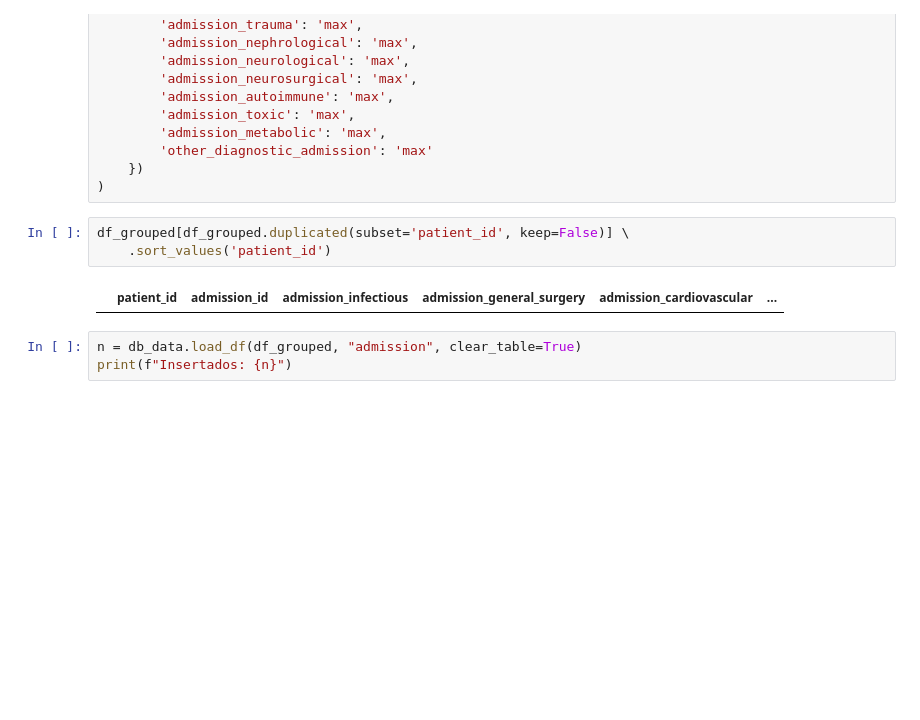
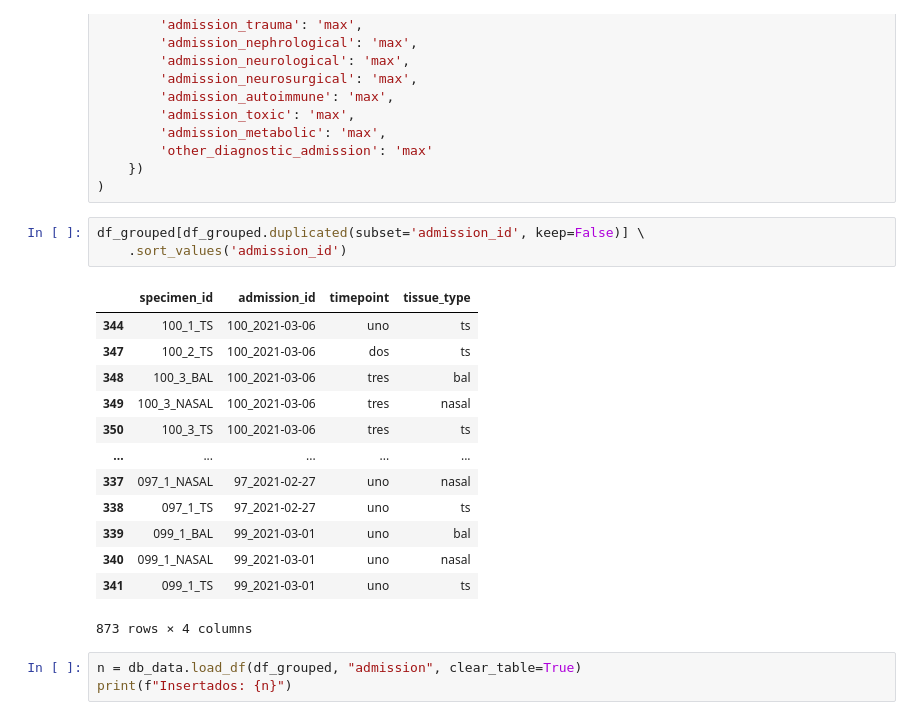
Before and after one commit to Jcamposlozano/MIcroVAP_Model, a Jupyter notebook: notebooks/Load_Data.ipynb, the cells around one changed output. Cells and saved outputs as stored; diff of their text form; blank space fills up the shorter version.

```diff
--- a/notebooks/Load_Data.ipynb
+++ b/notebooks/Load_Data.ipynb
@@ -197,10 +198,22 @@ df_grouped = (
     })
 )
 # %%
-df_grouped[df_grouped.duplicated(subset='patient_id', keep=False)] \
-    .sort_values('patient_id')
+df_grouped[df_grouped.duplicated(subset='admission_id', keep=False)] \
+    .sort_values('admission_id')
 # %% [output]
-|  | patient_id | admission_id | admission_infectious | admission_general_surgery | admission_cardiovascular | ... |
+|  | specimen_id | admission_id | timepoint | tissue_type |
+| 344 | 100_1_TS | 100_2021-03-06 | uno | ts |
+| 347 | 100_2_TS | 100_2021-03-06 | dos | ts |
+| 348 | 100_3_BAL | 100_2021-03-06 | tres | bal |
+| 349 | 100_3_NASAL | 100_2021-03-06 | tres | nasal |
+| 350 | 100_3_TS | 100_2021-03-06 | tres | ts |
+| ... | ... | ... | ... | ... |
+| 337 | 097_1_NASAL | 97_2021-02-27 | uno | nasal |
+| 338 | 097_1_TS | 97_2021-02-27 | uno | ts |
+| 339 | 099_1_BAL | 99_2021-03-01 | uno | bal |
+| 340 | 099_1_NASAL | 99_2021-03-01 | uno | nasal |
+| 341 | 099_1_TS | 99_2021-03-01 | uno | ts |
+873 rows × 4 columns
 # %%
 n = db_data.load_df(df_grouped, "admission", clear_table=True)
 print(f"Insertados: {n}")
```
Also changed, not shown: parts of 18 cells of this notebook, 8 other files.
